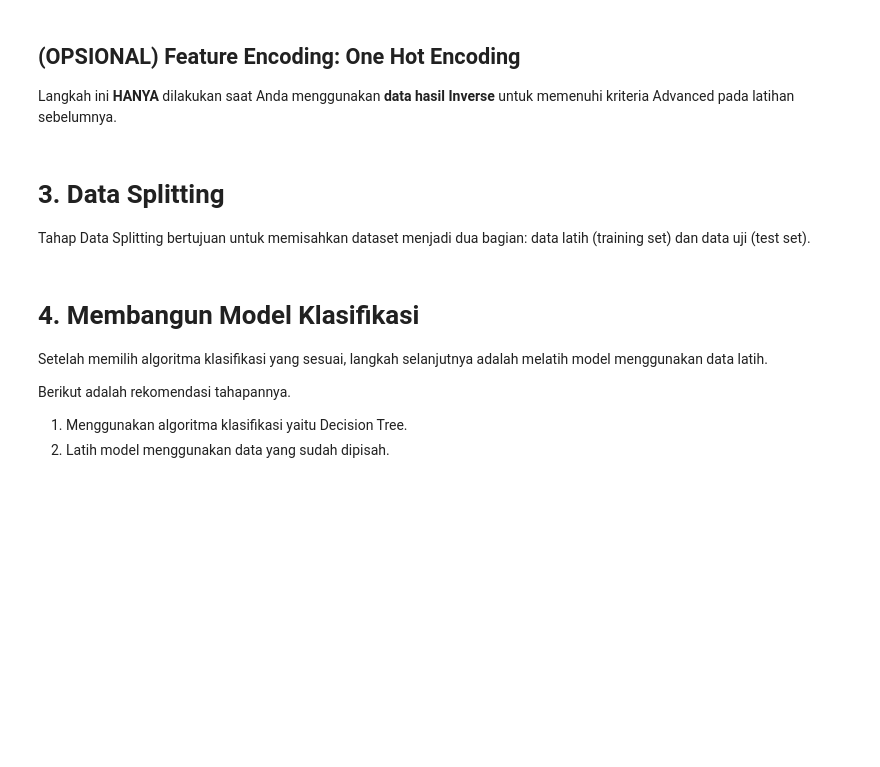
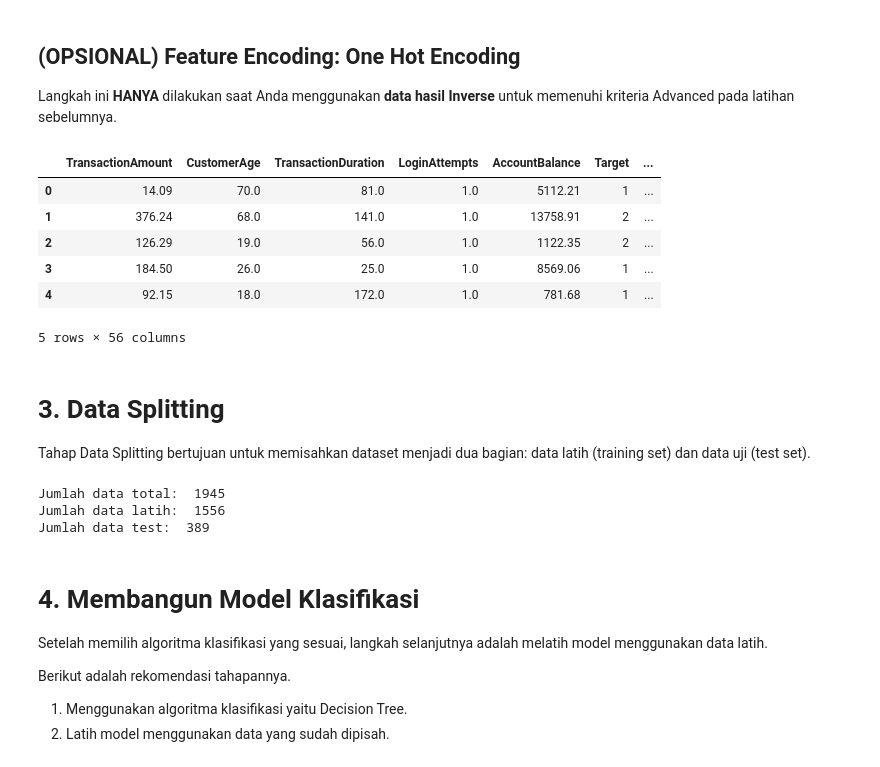
Before and after one commit to Adam2354/Belajar_Machine_Learning, a Jupyter notebook: [Klasifikasi]_Submission_Akhir_BMLP_Khoiru_Rizki_Bani_Adam.ipynb, the cells around one changed output. Cells and saved outputs as stored; diff of their text form; code cells hidden in the pictures; blank space fills up the shorter version.

```diff
--- a/[Klasifikasi]_Submission_Akhir_BMLP_Khoiru_Rizki_Bani_Adam.ipynb
+++ b/[Klasifikasi]_Submission_Akhir_BMLP_Khoiru_Rizki_Bani_Adam.ipynb
@@ -51,19 +58,27 @@ Langkah ini **HANYA** dilakukan saat Anda menggunakan **data hasil Inverse** unt
 # %%
 ### MULAI CODE OPSIONAL ###
 
-categorical_cols = list(________.select_dtypes(include=['object']).columns)
+categorical_cols = list(df.select_dtypes(include=['object']).columns)
 
 # Gunakan 'pd.get_dummies' untuk melakukan OneHotEncoding
-df_encoded = pd.________(
+df_encoded = pd.get_dummies(
     df,
-    columns = ________,
+    columns = categorical_cols,
     drop_first = True
 )
 
 # Tampilkan 5 baris pertama untuk memverifikasi hasilnya
-df_encoded.________()
+df_encoded.head()
 
 ### SELESEI CODE OPSIONAL ###
+# %% [output]
+|  | TransactionAmount | CustomerAge | TransactionDuration | LoginAttempts | AccountBalance | Target | ... |
+| 0 | 14.09 | 70.0 | 81.0 | 1.0 | 5112.21 | 1 | ... |
+| 1 | 376.24 | 68.0 | 141.0 | 1.0 | 13758.91 | 2 | ... |
+| 2 | 126.29 | 19.0 | 56.0 | 1.0 | 1122.35 | 2 | ... |
+| 3 | 184.50 | 26.0 | 25.0 | 1.0 | 8569.06 | 1 | ... |
+| 4 | 92.15 | 18.0 | 172.0 | 1.0 | 781.68 | 1 | ... |
+5 rows × 56 columns
 # %% [markdown]
 # **3. Data Splitting**
 Tahap Data Splitting bertujuan untuk memisahkan dataset menjadi dua bagian: data latih (training set) dan data uji (test set).
@@ -73,19 +88,19 @@ Tahap Data Splitting bertujuan untuk memisahkan dataset menjadi dua bagian: data
 ### MULAI CODE ###
 
 # Buat 'X' dengan menghapus 'Target' dari 'df_encoded' dan gunakan 'axis=1' untuk menandakan drop kolom.
-X = df_encoded.________('Target', axis=________)
+X = df_encoded.drop('Target', axis=1)
 
 # Buat 'y' dengan HANYA memilih kolom 'Target'.
-y = df_encoded[________]
+y = df_encoded['Target']
 
 # Panggil fungsi untuk membagi data.
 #  - Gunakan 'stratify=y' agar proporsi kelas di train/test set sama.
-X_train, X_test, y_train, y_test = ________(
+X_train, X_test, y_train, y_test = train_test_split(
     X,
     y,
-    test_size = ________,
+    test_size = 0.2,
     random_state = 42,
-    stratify = ________
+    stratify = y
 )
 
 ### SELESAI CODE ###
@@ -93,6 +108,10 @@ X_train, X_test, y_train, y_test = ________(
 print("Jumlah data total: ",len(X))
 print("Jumlah data latih: ",len(X_train))
 print("Jumlah data test: ",len(X_test))
+# %% [output]
+Jumlah data total:  1945
+Jumlah data latih:  1556
+Jumlah data test:  389
 # %% [markdown]
 # **4. Membangun Model Klasifikasi**
 Setelah memilih algoritma klasifikasi yang sesuai, langkah selanjutnya adalah melatih model menggunakan data latih.
```
Also changed, not shown: parts of 10 cells of this notebook.
